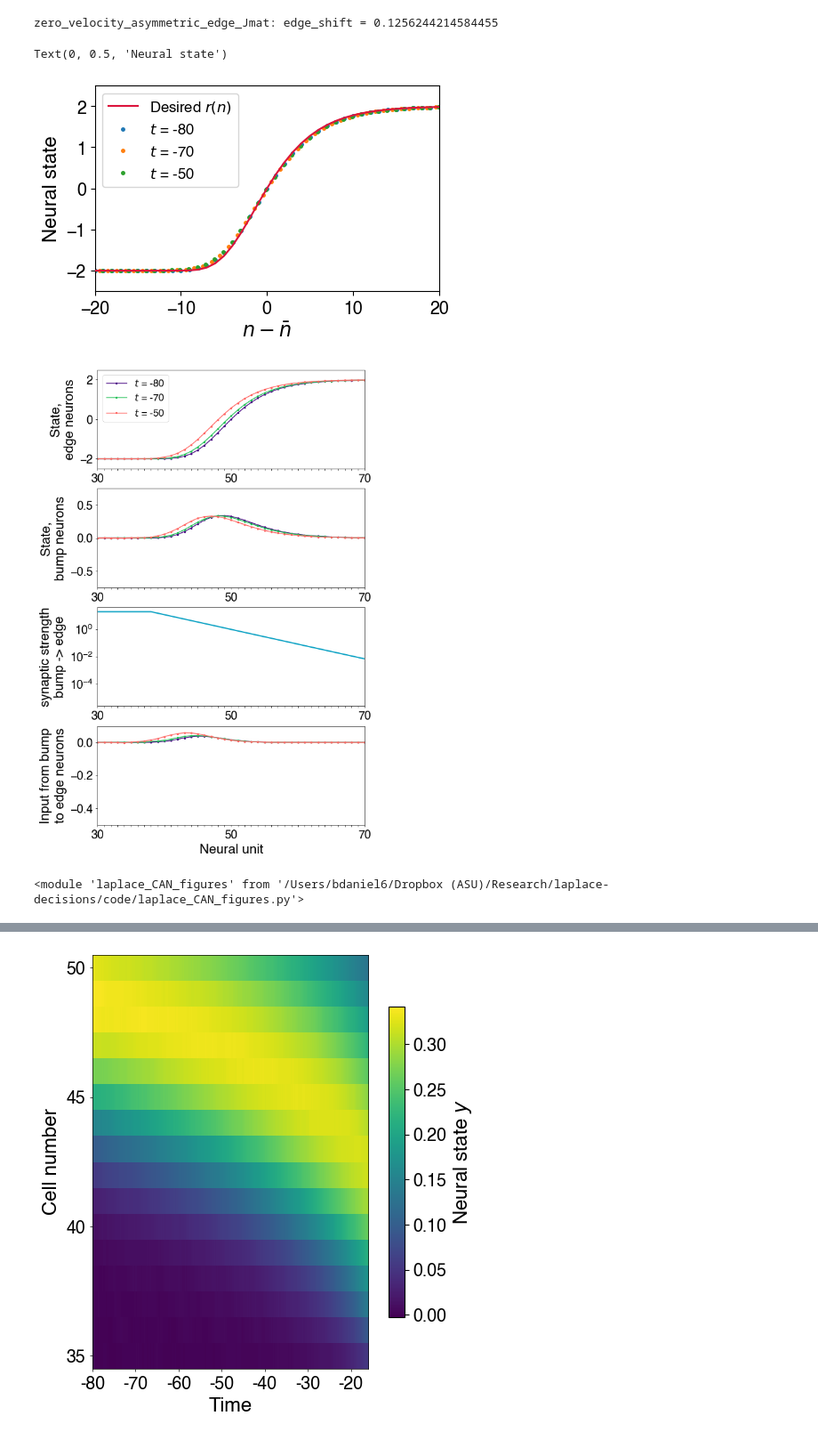
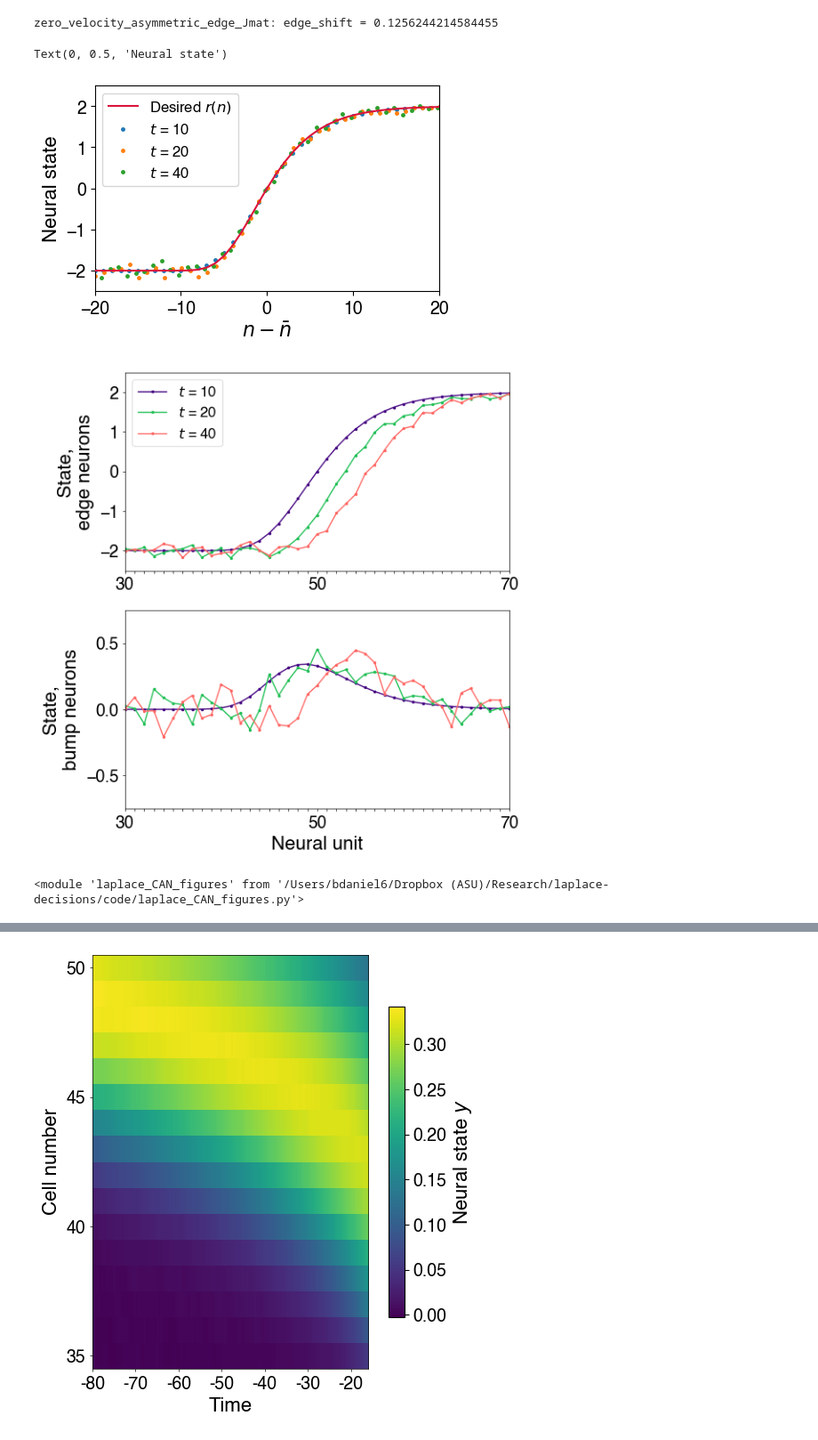
Before and after one commit to Collective-Logic-Lab/laplace-decisions, a Jupyter notebook: laplace-CAN-paper-figures.ipynb, the cells around one changed output, grey strips where cells are left out. Shown: that part at 89% size. Saved outputs shown, nothing was run; the diff lists cells and outputs as text; code cells hidden in the pictures.

Commit message:
polishing figures

```diff
--- a/laplace-CAN-paper-figures.ipynb
+++ b/laplace-CAN-paper-figures.ipynb
@@ -31,7 +31,7 @@ from laplace_network import asymmetric_edge_states
 # set up 1-D line of units with nearest-neighbor interactions
 # and fixed boundary conditions implemented by large fields at the ends
 
-sim_type = 'future' #'past' # 'future'
+sim_type = 'past' #'past' # 'future'
 Npopulation = 100 # number of units in each population
 # delta_z is the conversion unit from distance measured in number of neurons
 # to the relevant output variable z
@@ -47,7 +47,7 @@ sigma_edge = 0.5 #0.25 #0.5
 sigma_other = 20
 
 # scale of interaction strength between neighbors
-J = 2 #2 #4
+J = 2 #4
 # constant interaction from edge neurons to corresponding bump neurons
 J_edge_bump = sigma_other/2
 # strength of feedback from bump to edge neurons varies with n
@@ -70,7 +70,7 @@ zero_velocity_asymmetric_edge_Jmat: edge_shift = 0.1256244214584455
 # %%
 # run simulation
 
-noise_var = 1e-6 #1e-2 #0. # strength of noise (variance added per unit time)
+noise_var = 1e-2 #1e-6 #1e-2 #0. # strength of noise (variance added per unit time)
 i_final = 7 #6 #5 #(t increases exponentially with i)
 t_final = t_0_asymmetric + 2**(i_final-1)
 delta_t = 0.01 #0.001
@@ -128,19 +128,24 @@ plt.xlabel('$n - \\bar n$')
 plt.ylabel('Neural state')
 # %% [output]
 Text(0, 0.5, 'Neural state')
-[figure, old version]
+[figure, new version]
 # %%
+if sim_type == 'past':
+    flip_n = False
+elif sim_type == 'future':
+    flip_n = True
 lf.translation_simulation_plot(net_asymmetric,states_asymmetric,states_asymmetric,
                                num_neurons_scale=5/net_asymmetric.delta_z,
-                               bump_state_min=-0.75,bump_state_max=0.75)
+                               bump_state_min=-0.75,bump_state_max=0.75,
+                               include_feedback_plots=False,flip_n=flip_n)
 filename = '240425_asymmetric_translation_simulation_{}'.format(sim_type)
 if noise_var > 1e-6:
     filename += '_noise'
 plt.savefig(filename+'.pdf')
 # %% [output]
-[figure, old version]
+[figure, new version]
-# %%
-reload(lf)
-# %% [output]
-<module 'laplace_CAN_figures' from '/Users/bdaniel6/Dropbox (ASU)/Research/laplace-decisions/code/laplace_CAN_figures.py'>
+# %%
+reload(lf)
+# %% [output]
+<module 'laplace_CAN_figures' from '/Users/bdaniel6/Dropbox (ASU)/Research/laplace-decisions/code/laplace_CAN_figures.py'>
 # %%
```
Also changed, not shown: parts of 4 cells of this notebook, 1 other file.
